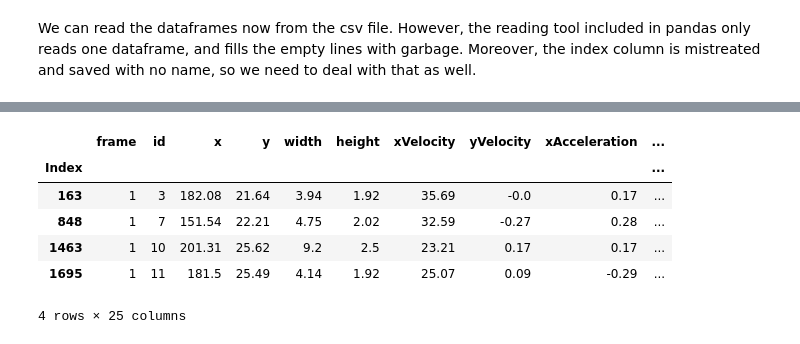
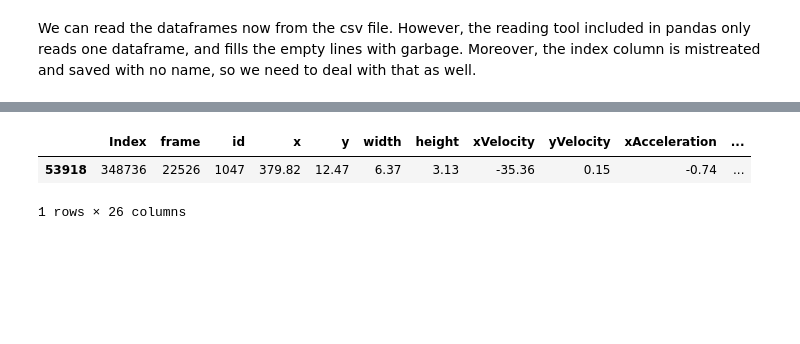
Before and after one commit to lmmartinez97/alphadrive_bp, a Jupyter notebook: highD/dataviz.ipynb, the cells around one changed output, grey strips where cells are left out. Drawn from its saved outputs; the diff is of its cells as text; code cells hidden in the pictures; blank space fills up the shorter version.

Commit message:
Created function to read csv groups. Initiated work on field extraction

```diff
--- a/highD/dataviz.ipynb
+++ b/highD/dataviz.ipynb
@@ -501,6 +499,7 @@ with open(dataset_location + '01_groups.csv', 'a') as f:
 # %% [markdown]
 We can read the dataframes now from the csv file. However, the reading tool included in pandas only reads one dataframe, and fills the empty lines with garbage. Moreover, the index column is mistreated and saved with no name, so we need to deal with that as well.
 # %%
-read_df = pd.read_csv(dataset_location + '01_groups.csv')
-read_df.columns
+read_df = pd.read_csv("/Users/lmiguelmartinez/Tesis/datasets/highD/groups_1000ms/01_groups.csv")
+print(read_df.columns)
+read_df.head(20)
 # %% [output]
@@ -514,5 +531,2 @@ Index(['Unnamed: 0', 'frame', 'id', 'x', 'y', 'width', 'height', 'xVelocity',
 # %%
 new_read_df = read_df #make a copy so the read dataframe is not modified
-# %%
-new_read_df = new_read_df.fillna(-1).astype({'Index': int}) # change NaNs in index column to -1 so it can be converted to int
-new_read_df
@@ -533,7 +533,6 @@ new_read_df
 # %%
 # Find the indices where the NaN values are located
-nan_indices = new_read_df.index[new_read_df['Index'] == -1].tolist()
-len(nan_indices)
+nan_indices = new_read_df.index[new_read_df['Index'] == "Index"].tolist()
 # Initialize an empty list to store the smaller DataFrames
 smaller_dfs = [None]*len(nan_indices)
 # Split the DataFrame based on the NaN indices
@@ -546,12 +545,8 @@ for index, end in enumerate(nan_indices):
 smaller_df = new_read_df.iloc[start:]
 smaller_dfs.append(smaller_df)
 # %%
-display(smaller_dfs[1])
+display(smaller_dfs[-1])
 # %% [output]
-|  | frame | id | x | y | width | height | xVelocity | yVelocity | xAcceleration | ... |
-| Index |  |  |  |  |  |  |  |  |  | ... |
-| 163 | 1 | 3 | 182.08 | 21.64 | 3.94 | 1.92 | 35.69 | -0.0 | 0.17 | ... |
-| 848 | 1 | 7 | 151.54 | 22.21 | 4.75 | 2.02 | 32.59 | -0.27 | 0.28 | ... |
-| 1463 | 1 | 10 | 201.31 | 25.62 | 9.2 | 2.5 | 23.21 | 0.17 | 0.17 | ... |
-| 1695 | 1 | 11 | 181.5 | 25.49 | 4.14 | 1.92 | 25.07 | 0.09 | -0.29 | ... |
+|  | Index | frame | id | x | y | width | height | xVelocity | yVelocity | xAcceleration | ... |
+| 53918 | 348736 | 22526 | 1047 | 379.82 | 12.47 | 6.37 | 3.13 | -35.36 | 0.15 | -0.74 | ... |
-4 rows × 25 columns
+1 rows × 26 columns
```
Also changed, not shown: parts of 3 cells of this notebook, 3 other files.
